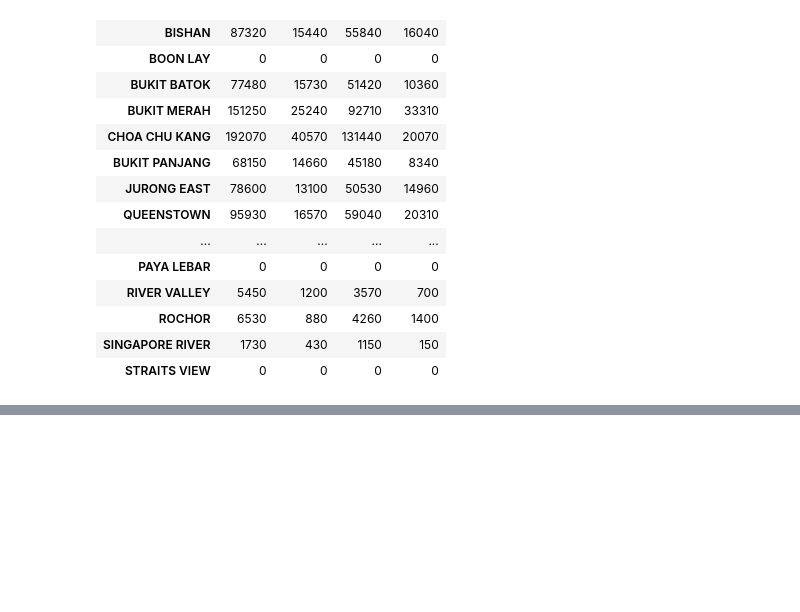
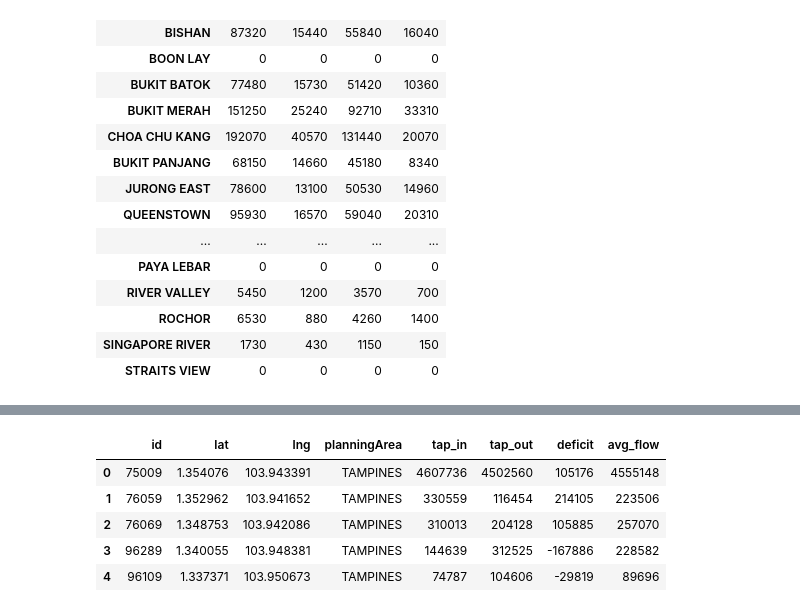
Before and after one commit to kiranbodipati/urban_planning_system, a Jupyter notebook: onemap api.ipynb, the cells around one changed output, grey strips where cells are left out. Cells and saved outputs as stored; diff of their text form; code cells hidden in the pictures; blank space fills up the shorter version.

```diff
--- a/onemap api.ipynb
+++ b/onemap api.ipynb
@@ -102,0 +198,10 @@ pop_df
+# %%
+failed_indexes_2 = []
+for i in failed_indexes:
+    temp = get_planning_area(bus_data[i]['Latitude'], bus_data[i]['Longitude'])
+    if temp is None:
+        print(i, bus_data[i]['Latitude'], bus_data[i]['Longitude'])
+        failed_indexes_2.append(i)
+    else:
+        planningAreas[i] = temp
+    time.sleep(0.5)  # to prevent exceeding api limit
@@ -102,0 +217,5 @@ pop_df
+# %%
+bus_stats['planningArea'] = []
+for i, k in enumerate(bus_stats['id']):
+    bus_stats['planningArea'].append(planningAreas.get(k, None))
+len(bus_stats['planningArea'])
@@ -102,0 +224,3 @@ pop_df
+# %%
+bus_df = pd.DataFrame.from_dict(bus_stats, orient='columns')
+bus_df.head()
@@ -102,0 +270,10 @@ pop_df
+# %%
+bus_df['avg_flow'] = (bus_df['tap_in'] + bus_df['tap_out'])//2
+bus_df.head()
+# %% [output]
+|  | id | lat | lng | planningArea | tap_in | tap_out | deficit | avg_flow |
+| 0 | 75009 | 1.354076 | 103.943391 | TAMPINES | 4607736 | 4502560 | 105176 | 4555148 |
+| 1 | 76059 | 1.352962 | 103.941652 | TAMPINES | 330559 | 116454 | 214105 | 223506 |
+| 2 | 76069 | 1.348753 | 103.942086 | TAMPINES | 310013 | 204128 | 105885 | 257070 |
+| 3 | 96289 | 1.340055 | 103.948381 | TAMPINES | 144639 | 312525 | -167886 | 228582 |
+| 4 | 96109 | 1.337371 | 103.950673 | TAMPINES | 74787 | 104606 | -29819 | 89696 |
```
Also changed, not shown: parts of 28 cells of this notebook, 2 other files.
